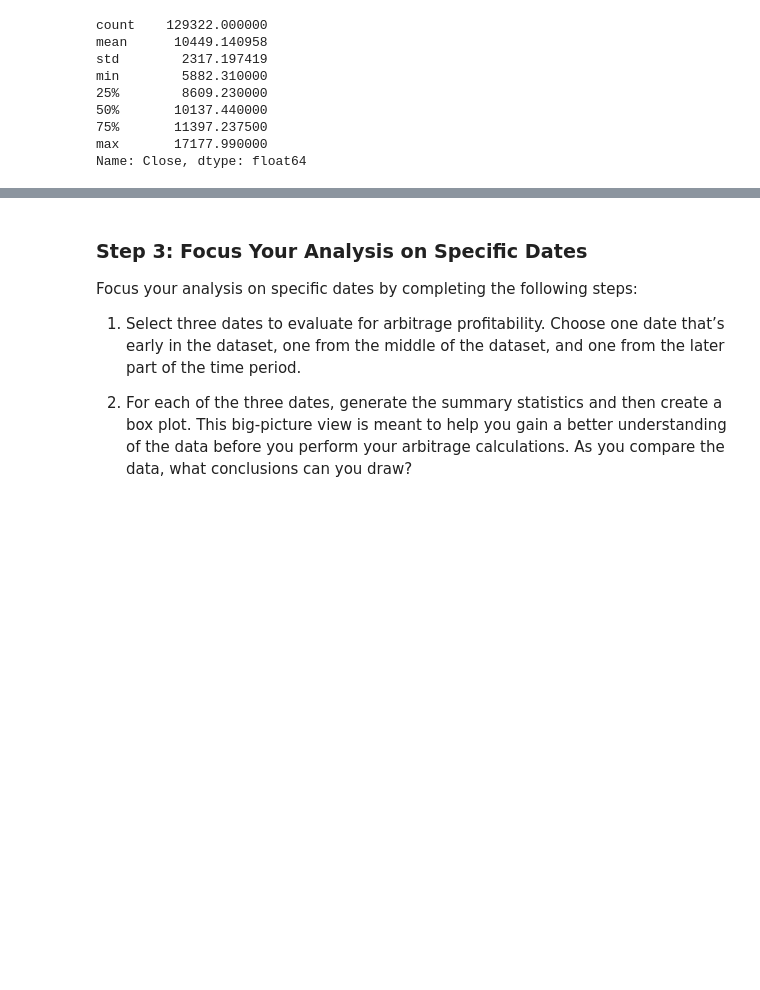
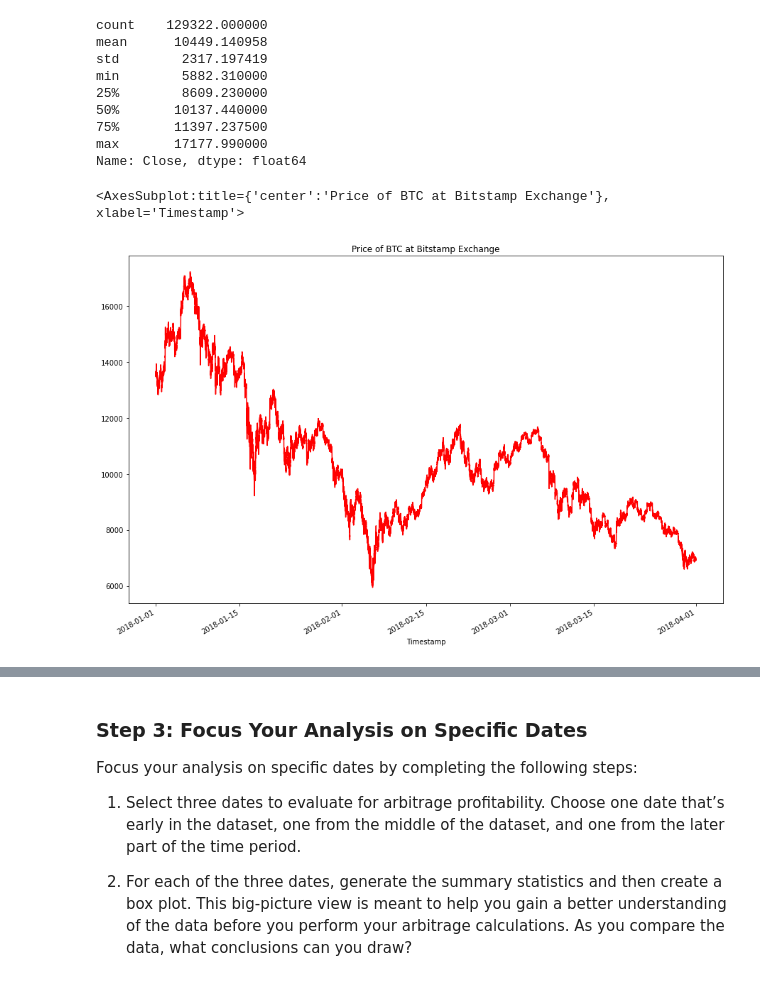
Before and after one commit to rrmangum/Bitcoin_Arbitrage_Trading_Opportunities_2018, a Jupyter notebook: crypto_arbitrage.ipynb, the cells around one changed output, grey strips where cells are left out. Drawn from its saved outputs; the diff is of its cells as text; code cells hidden in the pictures; blank space fills up the shorter version.

Commit message:
Generated all the plots

```diff
--- a/crypto_arbitrage.ipynb
+++ b/crypto_arbitrage.ipynb
@@ -360,7 +360,10 @@ Name: Close, dtype: float64
 # %%
 # Create a line plot for the bitstamp DataFrame for the full length of time in the dataset
 # Be sure that the figure size, title, and color are tailored to each visualization
-# YOUR CODE HERE
+bitstamp_sliced.plot(figsize = (15, 10), title = "Price of BTC at Bitstamp Exchange", color = "red")
+# %% [output]
+<AxesSubplot:title={'center':'Price of BTC at Bitstamp Exchange'}, xlabel='Timestamp'>
+[figure, added]
 # %%
 # Create a line plot for the coinbase DataFrame for the full length of time in the dataset
 # Be sure that the figure size, title, and color are tailored to each visualization
```
Also changed, not shown: parts of 6 cells of this notebook.
